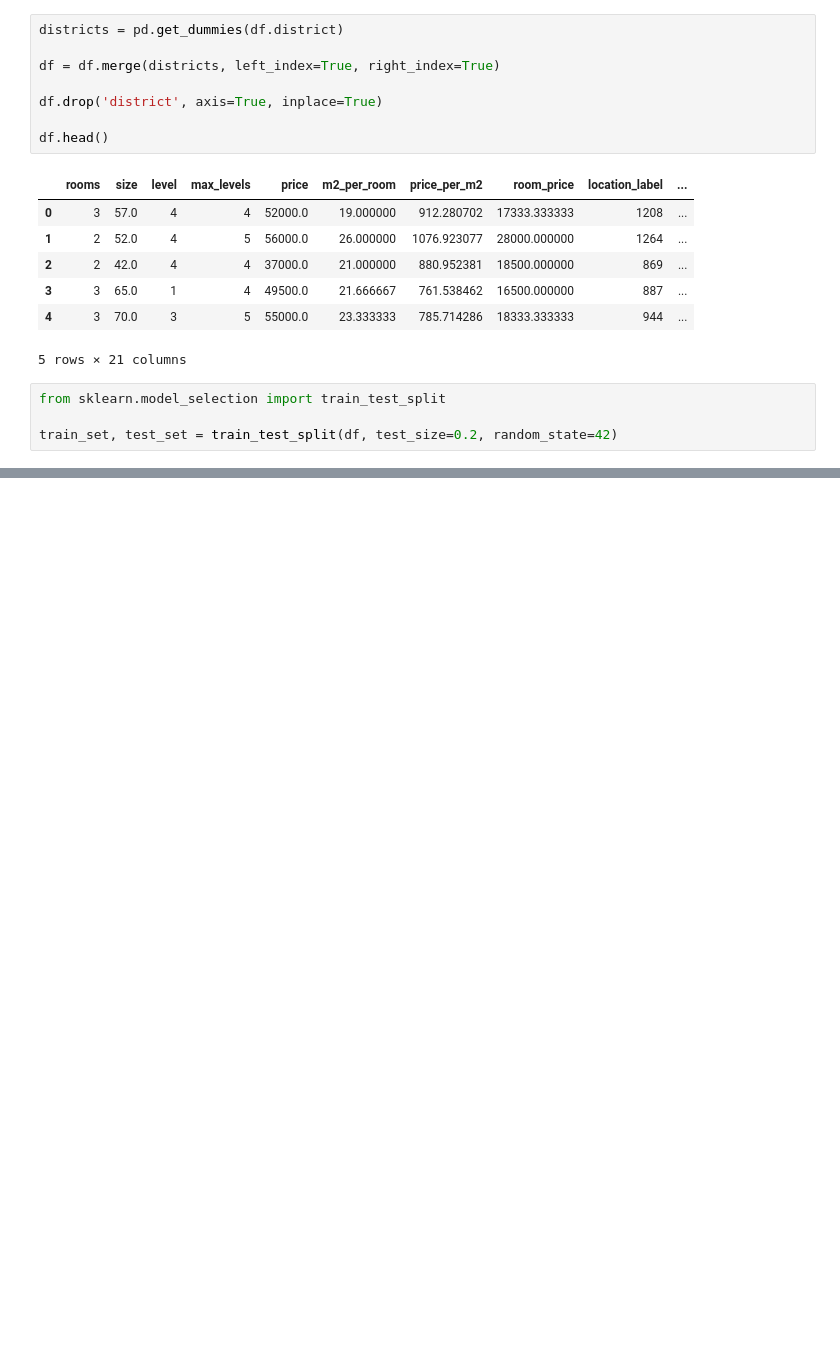
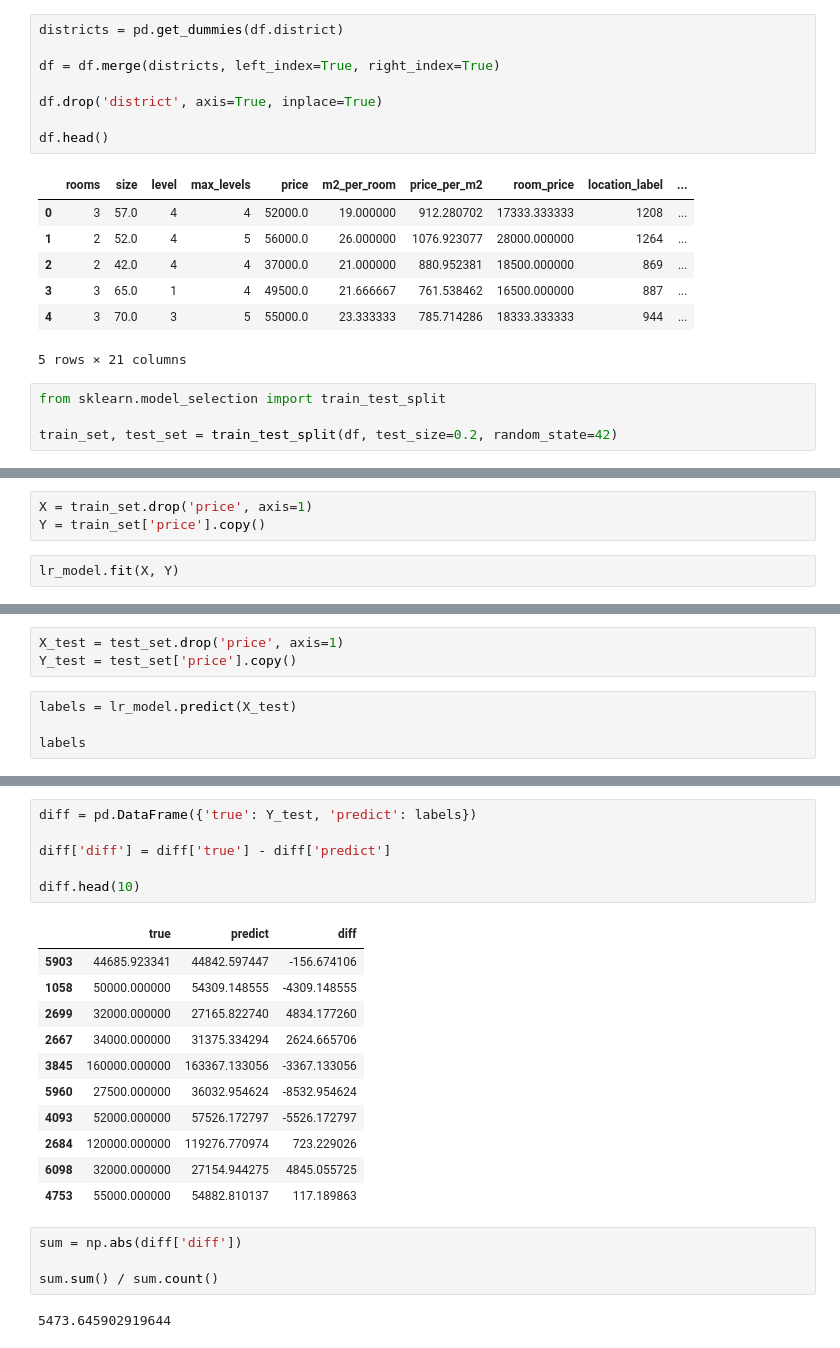
Before and after one commit to usmonaliyev99/ml-tutorials, a Jupyter notebook: 6.ml-steps/6.ipynb, the cells around one changed output, grey strips where cells are left out. Saved outputs shown, nothing was run; the diff lists cells and outputs as text; blank space fills up the shorter version.

Commit message:
refactor: LinearRegression model works for house price

```diff
--- a/6.ml-steps/6.ipynb
+++ b/6.ml-steps/6.ipynb
@@ -135,0 +142,5 @@ train_set, test_set = train_test_split(df, test_size=0.2, random_state=42)
+# %%
+X = train_set.drop('price', axis=1)
+Y = train_set['price'].copy()
+# %%
+lr_model.fit(X, Y)
@@ -135,0 +149,7 @@ train_set, test_set = train_test_split(df, test_size=0.2, random_state=42)
+# %%
+X_test = test_set.drop('price', axis=1)
+Y_test = test_set['price'].copy()
+# %%
+labels = lr_model.predict(X_test)
+
+labels
@@ -135,0 +179,24 @@ train_set, test_set = train_test_split(df, test_size=0.2, random_state=42)
+# %%
+diff = pd.DataFrame({'true': Y_test, 'predict': labels})
+
+diff['diff'] = diff['true'] - diff['predict']
+
+diff.head(10)
+# %% [output]
+|  | true | predict | diff |
+| 5903 | 44685.923341 | 44842.597447 | -156.674106 |
+| 1058 | 50000.000000 | 54309.148555 | -4309.148555 |
+| 2699 | 32000.000000 | 27165.822740 | 4834.177260 |
+| 2667 | 34000.000000 | 31375.334294 | 2624.665706 |
+| 3845 | 160000.000000 | 163367.133056 | -3367.133056 |
+| 5960 | 27500.000000 | 36032.954624 | -8532.954624 |
+| 4093 | 52000.000000 | 57526.172797 | -5526.172797 |
+| 2684 | 120000.000000 | 119276.770974 | 723.229026 |
+| 6098 | 32000.000000 | 27154.944275 | 4845.055725 |
+| 4753 | 55000.000000 | 54882.810137 | 117.189863 |
+# %%
+sum = np.abs(diff['diff'])
+
+sum.sum() / sum.count()
+# %% [output]
+5473.645902919644
```
Also changed, not shown: parts of 8 cells of this notebook.
